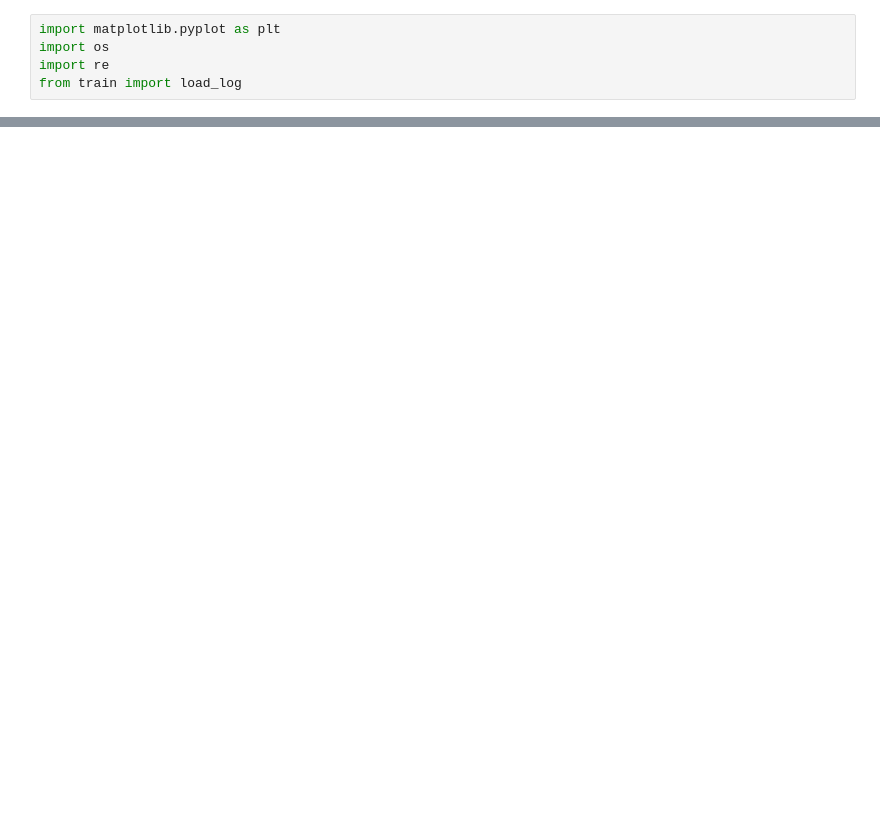
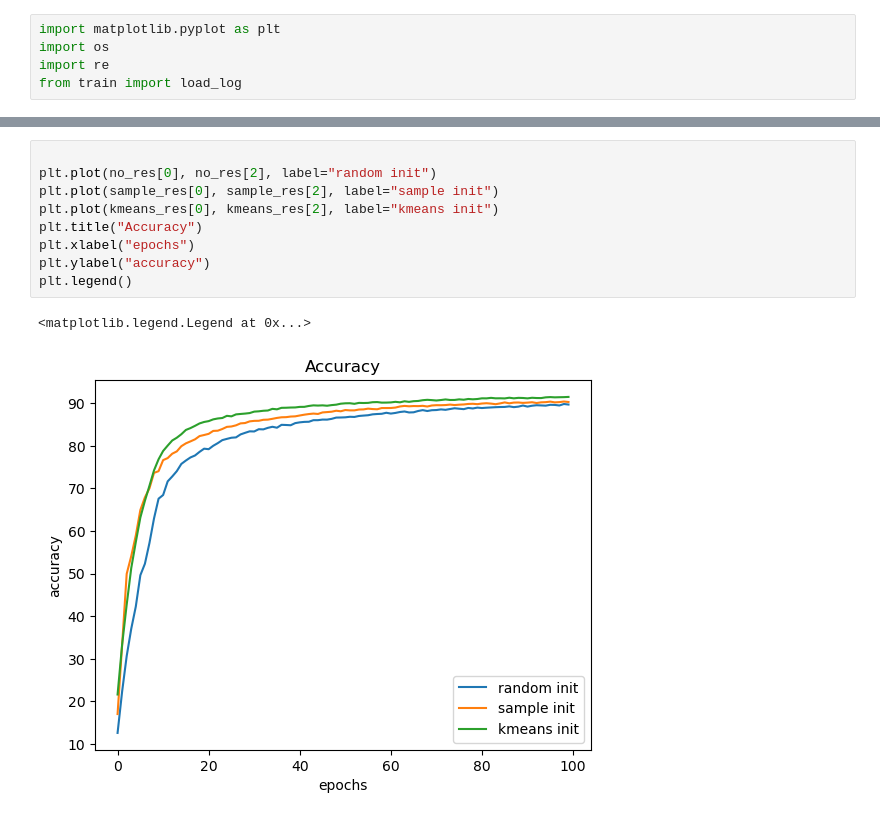
Before and after one commit to GuanqiHe/nonlinear-classifier-on-mnist, a Jupyter notebook: train_plot.ipynb, the cells around one changed output, grey strips where cells are left out. Cells and saved outputs as stored; diff of their text form; blank space fills up the shorter version.

```diff
--- a/train_plot.ipynb
+++ b/train_plot.ipynb
@@ -10,0 +26,12 @@ NameError: name 'load_log' is not defined
+# %%
+
+plt.plot(no_res[0], no_res[2], label="random init")
+plt.plot(sample_res[0], sample_res[2], label="sample init")
+plt.plot(kmeans_res[0], kmeans_res[2], label="kmeans init")
+plt.title("Accuracy")
+plt.xlabel("epochs")
+plt.ylabel("accuracy")
+plt.legend()
+# %% [output]
+<matplotlib.legend.Legend at 0x...>
+[figure, added]
```
Also changed, not shown: parts of 5 cells of this notebook, 9 other files.
